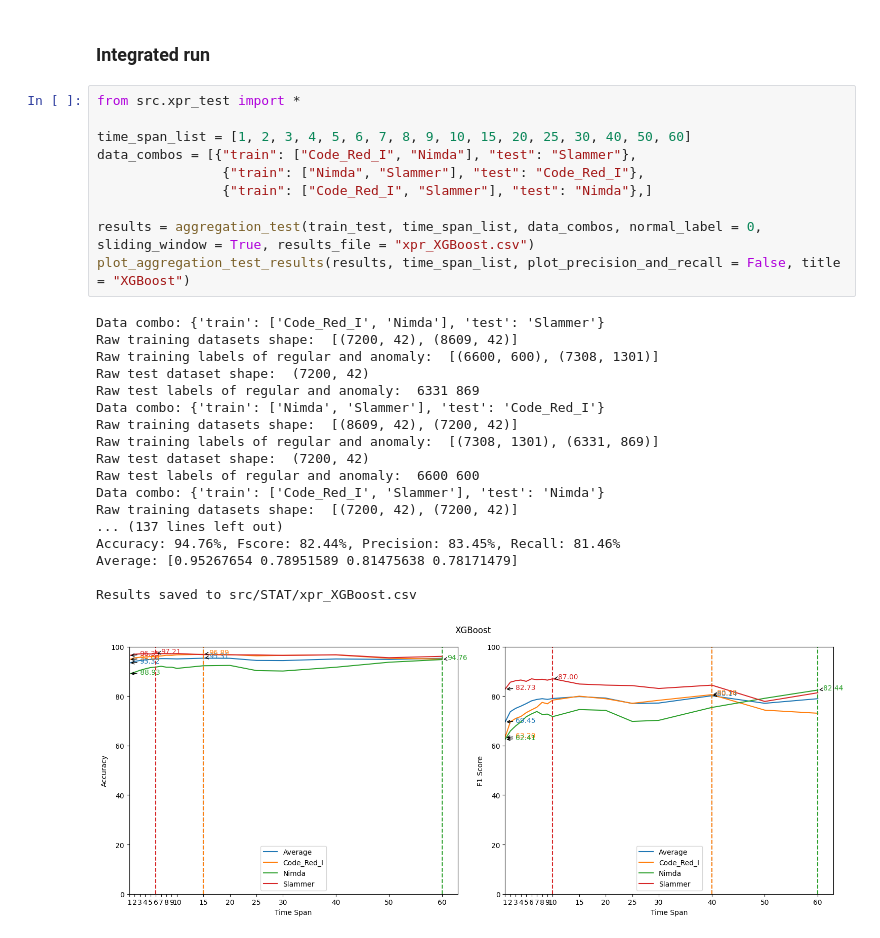
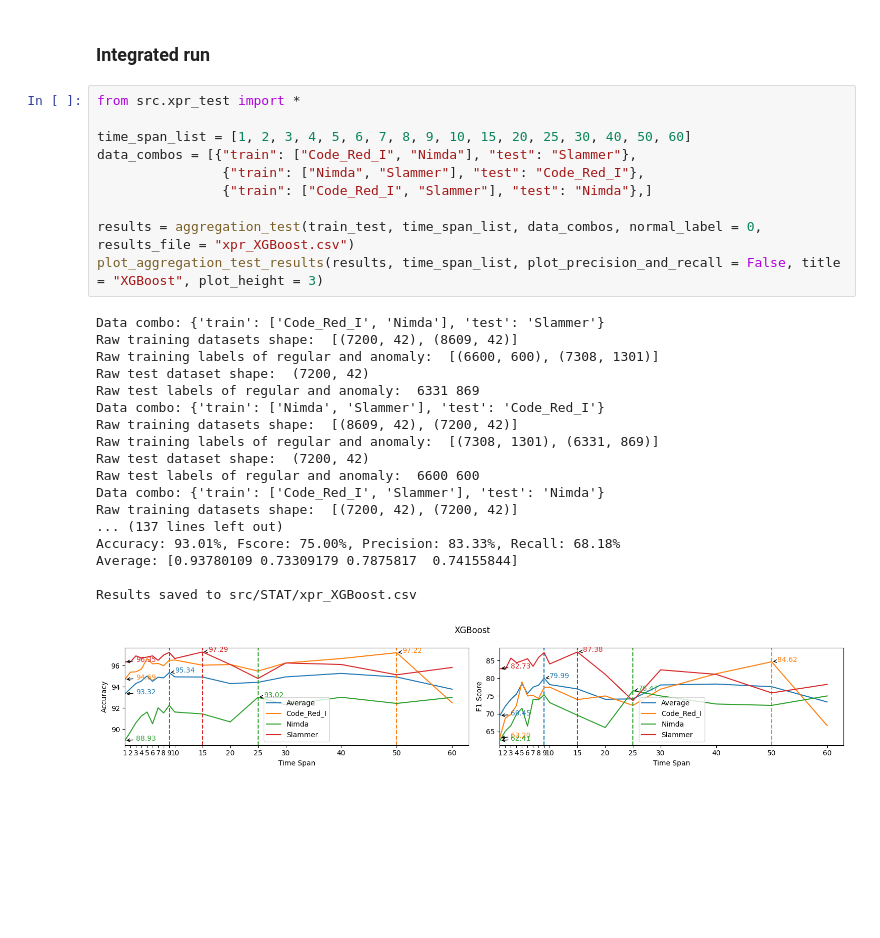
Before and after one commit to biganiseed/CyberDefense, a Jupyter notebook: xpr_aggregation_XGBoost.ipynb, the cells around one changed output. Drawn from its saved outputs; the diff is of its cells as text; blank space fills up the shorter version.

```diff
--- a/xpr_aggregation_XGBoost.ipynb
+++ b/xpr_aggregation_XGBoost.ipynb
@@ -37,29 +37,29 @@ def train_test(train_x, train_y, test_x):
 # %%
 from src.xpr_test import *
 
 time_span_list = [1, 2, 3, 4, 5, 6, 7, 8, 9, 10, 15, 20, 25, 30, 40, 50, 60]
 data_combos = [{"train": ["Code_Red_I", "Nimda"], "test": "Slammer"},
                 {"train": ["Nimda", "Slammer"], "test": "Code_Red_I"},
                 {"train": ["Code_Red_I", "Slammer"], "test": "Nimda"},]
 
-results = aggregation_test(train_test, time_span_list, data_combos, normal_label = 0, sliding_window = True, results_file = "xpr_XGBoost.csv")
-plot_aggregation_test_results(results, time_span_list, plot_precision_and_recall = False, title = "XGBoost")
+results = aggregation_test(train_test, time_span_list, data_combos, normal_label = 0, results_file = "xpr_XGBoost.csv")
+plot_aggregation_test_results(results, time_span_list, plot_precision_and_recall = False, title = "XGBoost", plot_height = 3)
 # %% [output]
 Data combo: {'train': ['Code_Red_I', 'Nimda'], 'test': 'Slammer'}
 Raw training datasets shape:  [(7200, 42), (8609, 42)]
 Raw training labels of regular and anomaly:  [(6600, 600), (7308, 1301)]
 Raw test dataset shape:  (7200, 42)
 Raw test labels of regular and anomaly:  6331 869
 Data combo: {'train': ['Nimda', 'Slammer'], 'test': 'Code_Red_I'}
 Raw training datasets shape:  [(8609, 42), (7200, 42)]
 Raw training labels of regular and anomaly:  [(7308, 1301), (6331, 869)]
 Raw test dataset shape:  (7200, 42)
 Raw test labels of regular and anomaly:  6600 600
 Data combo: {'train': ['Code_Red_I', 'Slammer'], 'test': 'Nimda'}
 Raw training datasets shape:  [(7200, 42), (7200, 42)]
 ... (137 lines left out)
-Accuracy: 94.76%, Fscore: 82.44%, Precision: 83.45%, Recall: 81.46%
-Average: [0.95267654 0.78951589 0.81475638 0.78171479]
+Accuracy: 93.01%, Fscore: 75.00%, Precision: 83.33%, Recall: 68.18%
+Average: [0.93780109 0.73309179 0.7875817  0.74155844]
 
 Results saved to src/STAT/xpr_XGBoost.csv
-[figure, old version]
+[figure, new version]
```
Also changed, not shown: 6 other files.
